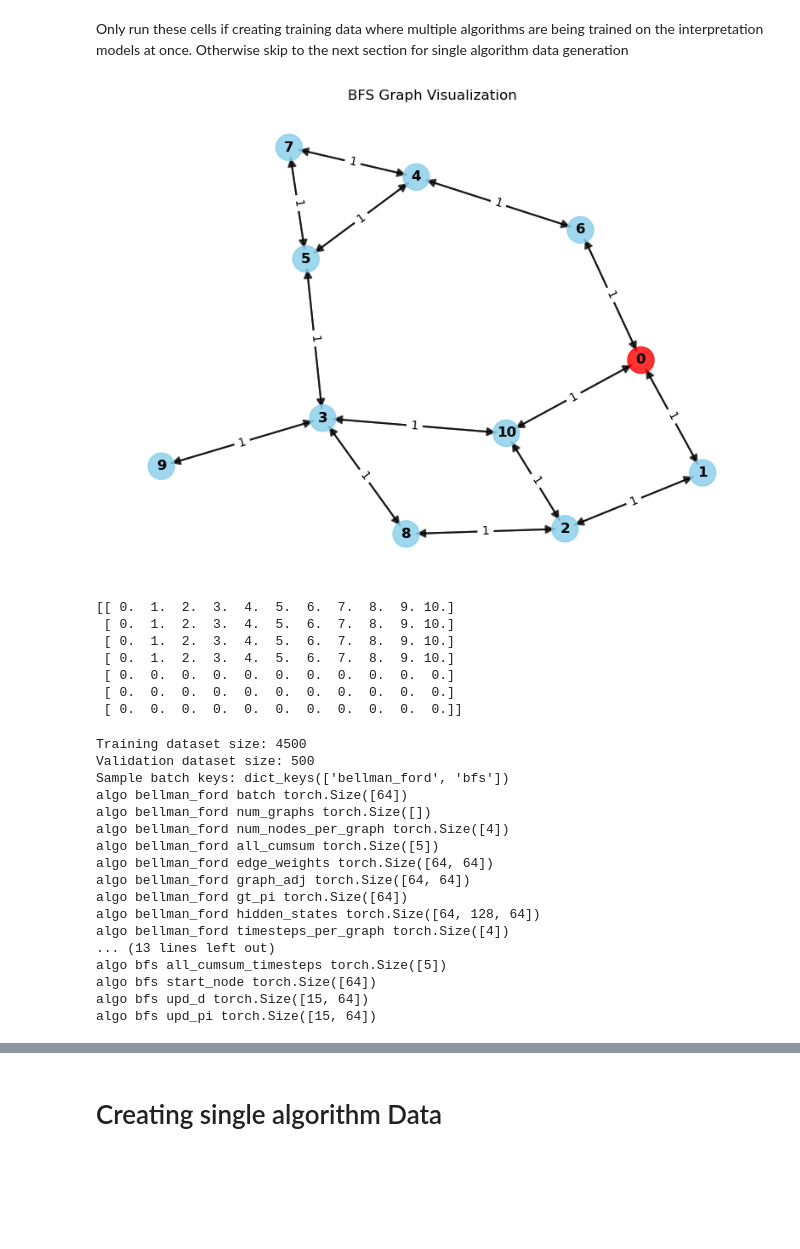
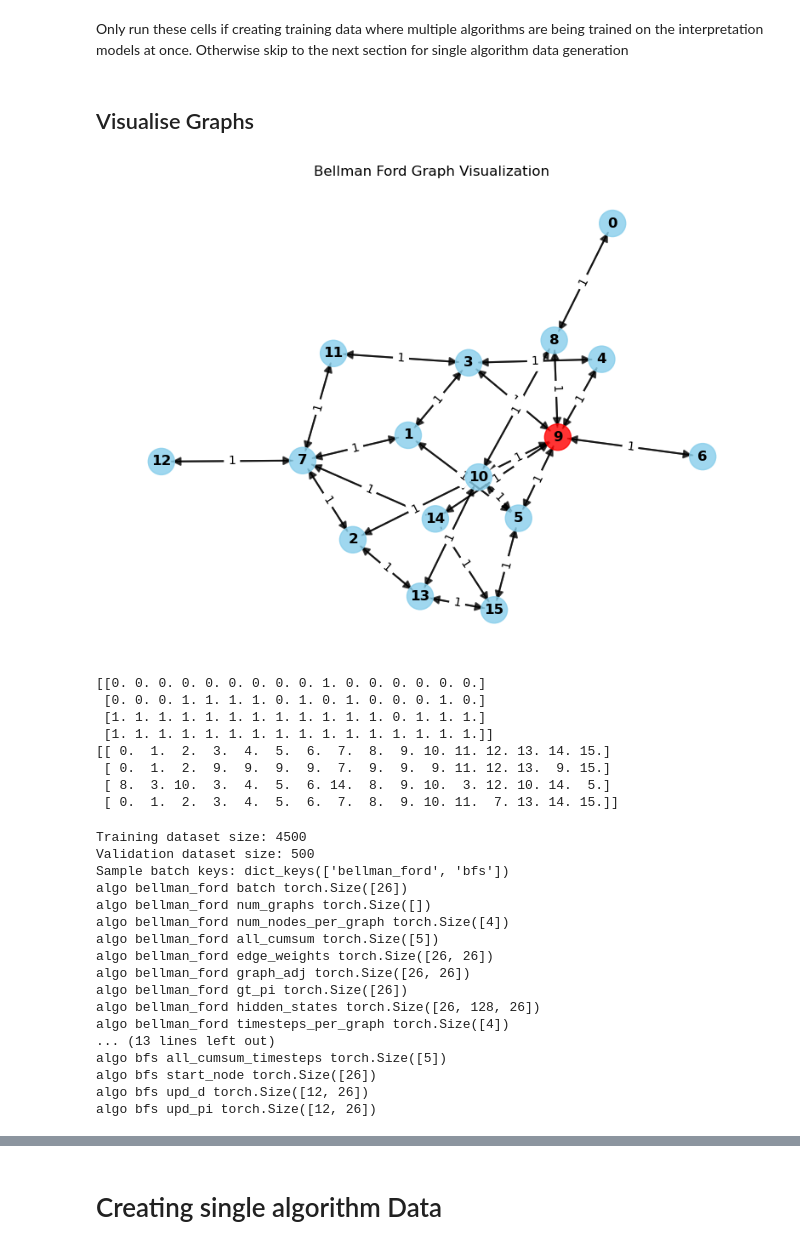
Before and after one commit to douavocado/L65_NAR, a Jupyter notebook: CreateDataset.ipynb, the cells around one changed output, grey strips where cells are left out. Saved outputs shown, nothing was run; the diff lists cells and outputs as text; code cells hidden in the pictures; blank space fills up the shorter version.

```diff
--- a/CreateDataset.ipynb
+++ b/CreateDataset.ipynb
@@ -182,23 +192,27 @@ for length_idx, length in enumerate(LENGTHS):
                 data[item + length_idx*SAMPLES_PER_LENGTH] = {}
 
             data[item + length_idx*SAMPLES_PER_LENGTH][algo] = deepcopy(datapoint)
+# %% [markdown]
+## Visualise Graphs
 # %%
 from interp.visualisation import visualize_graph
 import matplotlib.pyplot as plt
 import random
 
 random_idx = random.randint(0, len(data)-1)
 datapoint = data[random_idx]
 # Example usage
-fig, ax = visualize_graph(datapoint['bfs'], title="BFS Graph Visualization")
+fig, ax = visualize_graph(datapoint['bfs'], title="Bellman Ford Graph Visualization")
 plt.show()
+print(datapoint['bfs']['upd_d'])
 print(datapoint['bfs']['upd_pi'])
 # %% [output]
-[figure, old version]
+[figure, new version]
-[[ 0.  1.  2.  3.  4.  5.  6.  7.  8.  9. 10.]
- [ 0.  1.  2.  3.  4.  5.  6.  7.  8.  9. 10.]
- [ 0.  1.  2.  3.  4.  5.  6.  7.  8.  9. 10.]
- [ 0.  1.  2.  3.  4.  5.  6.  7.  8.  9. 10.]
- [ 0.  0.  0.  0.  0.  0.  0.  0.  0.  0.  0.]
- [ 0.  0.  0.  0.  0.  0.  0.  0.  0.  0.  0.]
- [ 0.  0.  0.  0.  0.  0.  0.  0.  0.  0.  0.]]
+[[0. 0. 0. 0. 0. 0. 0. 0. 0. 1. 0. 0. 0. 0. 0. 0.]
+ [0. 0. 0. 1. 1. 1. 1. 0. 1. 0. 1. 0. 0. 0. 1. 0.]
+ [1. 1. 1. 1. 1. 1. 1. 1. 1. 1. 1. 1. 0. 1. 1. 1.]
+ [1. 1. 1. 1. 1. 1. 1. 1. 1. 1. 1. 1. 1. 1. 1. 1.]]
+[[ 0.  1.  2.  3.  4.  5.  6.  7.  8.  9. 10. 11. 12. 13. 14. 15.]
+ [ 0.  1.  2.  9.  9.  9.  9.  7.  9.  9.  9. 11. 12. 13.  9. 15.]
+ [ 8.  3. 10.  3.  4.  5.  6. 14.  8.  9. 10.  3. 12. 10. 14.  5.]
+ [ 0.  1.  2.  3.  4.  5.  6.  7.  8.  9. 10. 11.  7. 13. 14. 15.]]
@@ -222,9 +240,9 @@ from torch.utils.data import DataLoader
 import os
 
 
-# algorithms = ["bellman_ford", "bfs"]
-# save_root = os.path.join("data", "_".join(algorithms))
-# save_name = "interp_data_all"
+algorithms = ["bellman_ford", "bfs"]
+save_root = os.path.join("data", "_".join(algorithms))
+save_name = "interp_data_all"
 
 # Load the saved datasets
 train_dataset = HDF5Dataset(os.path.join(save_root, save_name + ".h5"), nested=True)
@@ -261,17 +279,17 @@ for key in sample_batch.keys():
 Training dataset size: 4500
 Validation dataset size: 500
 Sample batch keys: dict_keys(['bellman_ford', 'bfs'])
-algo bellman_ford batch torch.Size([64])
+algo bellman_ford batch torch.Size([26])
 algo bellman_ford num_graphs torch.Size([])
 algo bellman_ford num_nodes_per_graph torch.Size([4])
 algo bellman_ford all_cumsum torch.Size([5])
-algo bellman_ford edge_weights torch.Size([64, 64])
-algo bellman_ford graph_adj torch.Size([64, 64])
-algo bellman_ford gt_pi torch.Size([64])
-algo bellman_ford hidden_states torch.Size([64, 128, 64])
+algo bellman_ford edge_weights torch.Size([26, 26])
+algo bellman_ford graph_adj torch.Size([26, 26])
+algo bellman_ford gt_pi torch.Size([26])
+algo bellman_ford hidden_states torch.Size([26, 128, 26])
 algo bellman_ford timesteps_per_graph torch.Size([4])
 ... (13 lines left out)
 algo bfs all_cumsum_timesteps torch.Size([5])
-algo bfs start_node torch.Size([64])
-algo bfs upd_d torch.Size([15, 64])
-algo bfs upd_pi torch.Size([15, 64])
+algo bfs start_node torch.Size([26])
+algo bfs upd_d torch.Size([12, 26])
+algo bfs upd_pi torch.Size([12, 26])
```
Also changed, not shown: parts of 11 cells of this notebook, 6 other files.
